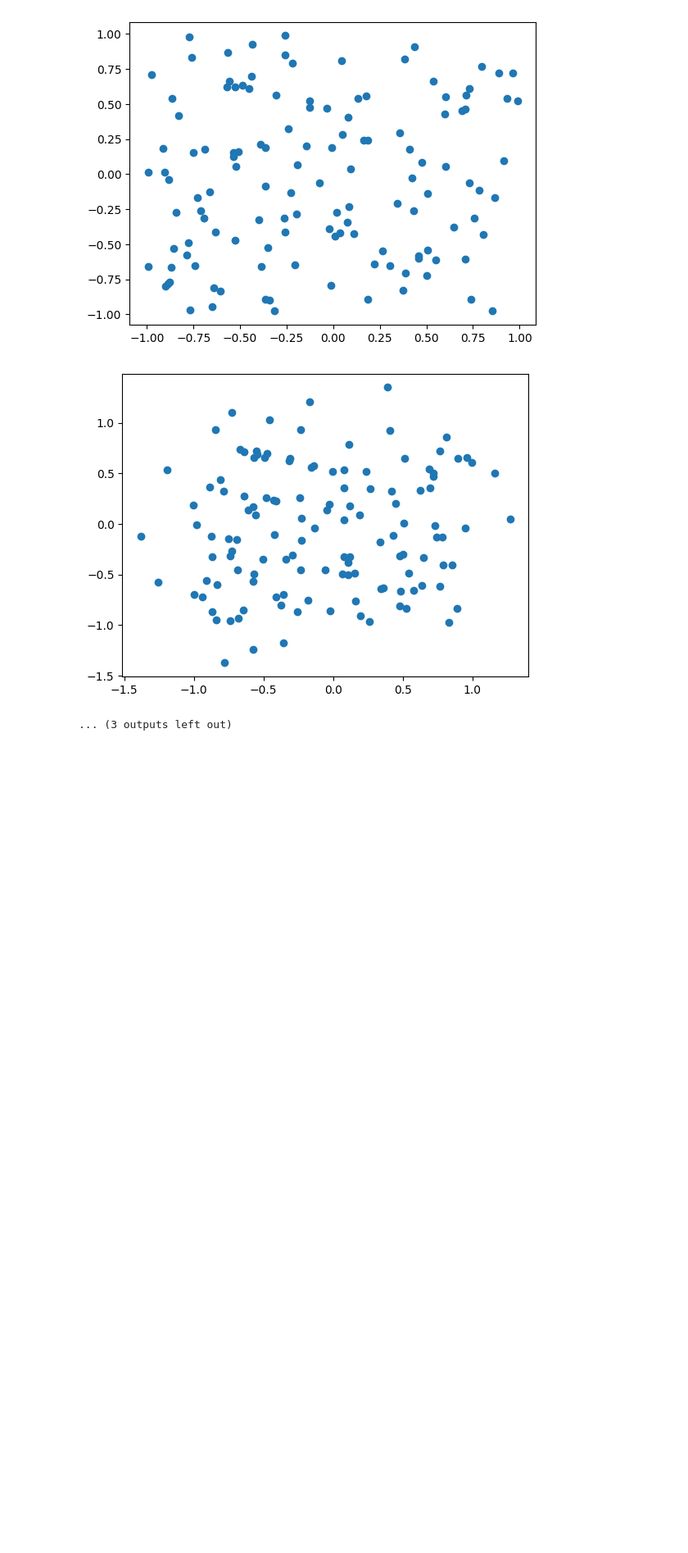
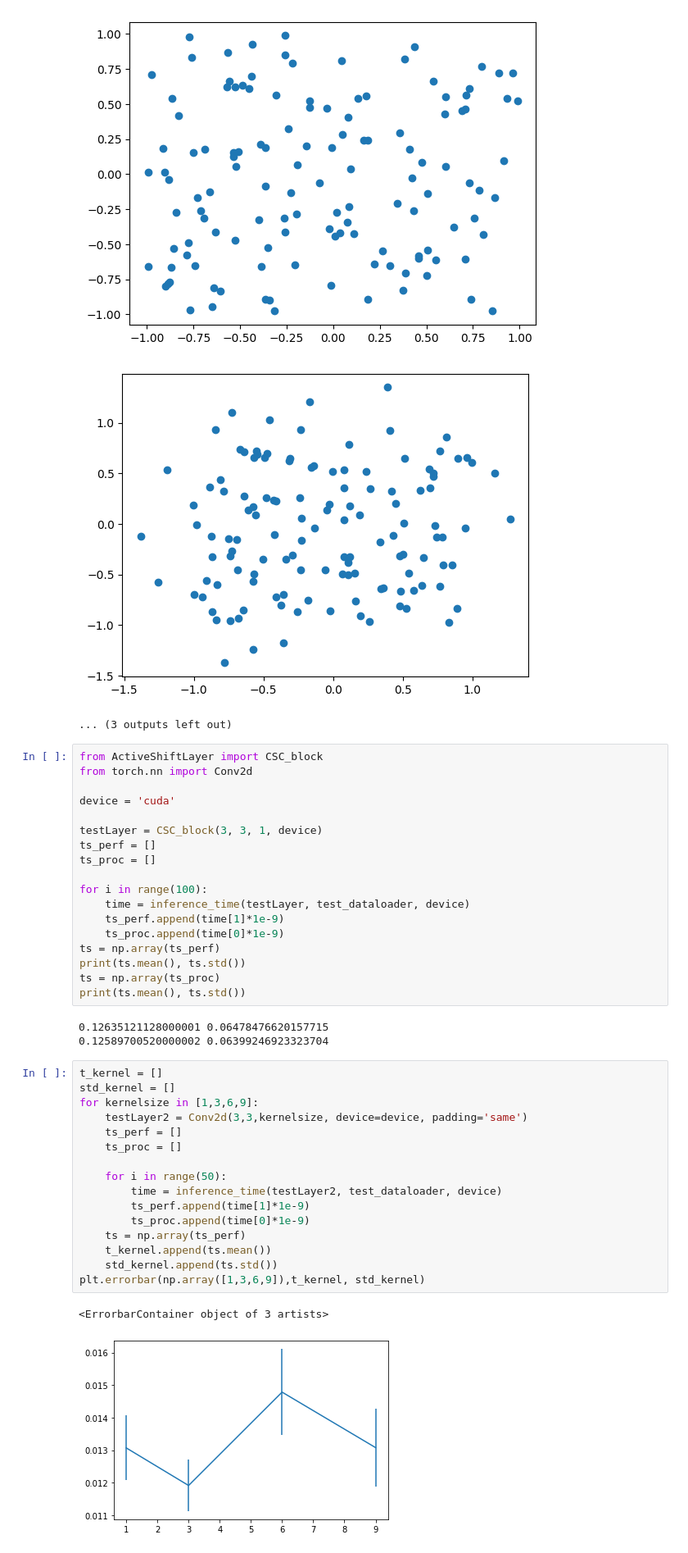
Before and after one commit to HeiseMax/ActiveShiftLayer, a Jupyter notebook: VGG.ipynb, the cells around one changed output. Shown at 82% size. Drawn from its saved outputs; the diff is of its cells as text; blank space fills up the shorter version.

```diff
--- a/VGG.ipynb
+++ b/VGG.ipynb
@@ -243,3 +259,43 @@ CSC-block 4
 [figure]
 [figure]
 ... (3 outputs left out)
+# %%
+from ActiveShiftLayer import CSC_block
+from torch.nn import Conv2d
+
+device = 'cuda'
+
+testLayer = CSC_block(3, 3, 1, device)
+ts_perf = []
+ts_proc = []
+
+for i in range(100):
+    time = inference_time(testLayer, test_dataloader, device)
+    ts_perf.append(time[1]*1e-9)
+    ts_proc.append(time[0]*1e-9)
+ts = np.array(ts_perf)
+print(ts.mean(), ts.std())
+ts = np.array(ts_proc)
+print(ts.mean(), ts.std())
+# %% [output]
+0.12635121128000001 0.06478476620157715
+0.12589700520000002 0.06399246923323704
+# %%
+t_kernel = []
+std_kernel = []
+for kernelsize in [1,3,6,9]:
+    testLayer2 = Conv2d(3,3,kernelsize, device=device, padding='same')
+    ts_perf = []
+    ts_proc = []
+
+    for i in range(50):
+        time = inference_time(testLayer2, test_dataloader, device)
+        ts_perf.append(time[1]*1e-9)
+        ts_proc.append(time[0]*1e-9)
+    ts = np.array(ts_perf)
+    t_kernel.append(ts.mean())
+    std_kernel.append(ts.std())
+plt.errorbar(np.array([1,3,6,9]),t_kernel, std_kernel)
+# %% [output]
+<ErrorbarContainer object of 3 artists>
+[figure, added]
```
Also changed, not shown: parts of 9 cells of this notebook, 14 other files.
